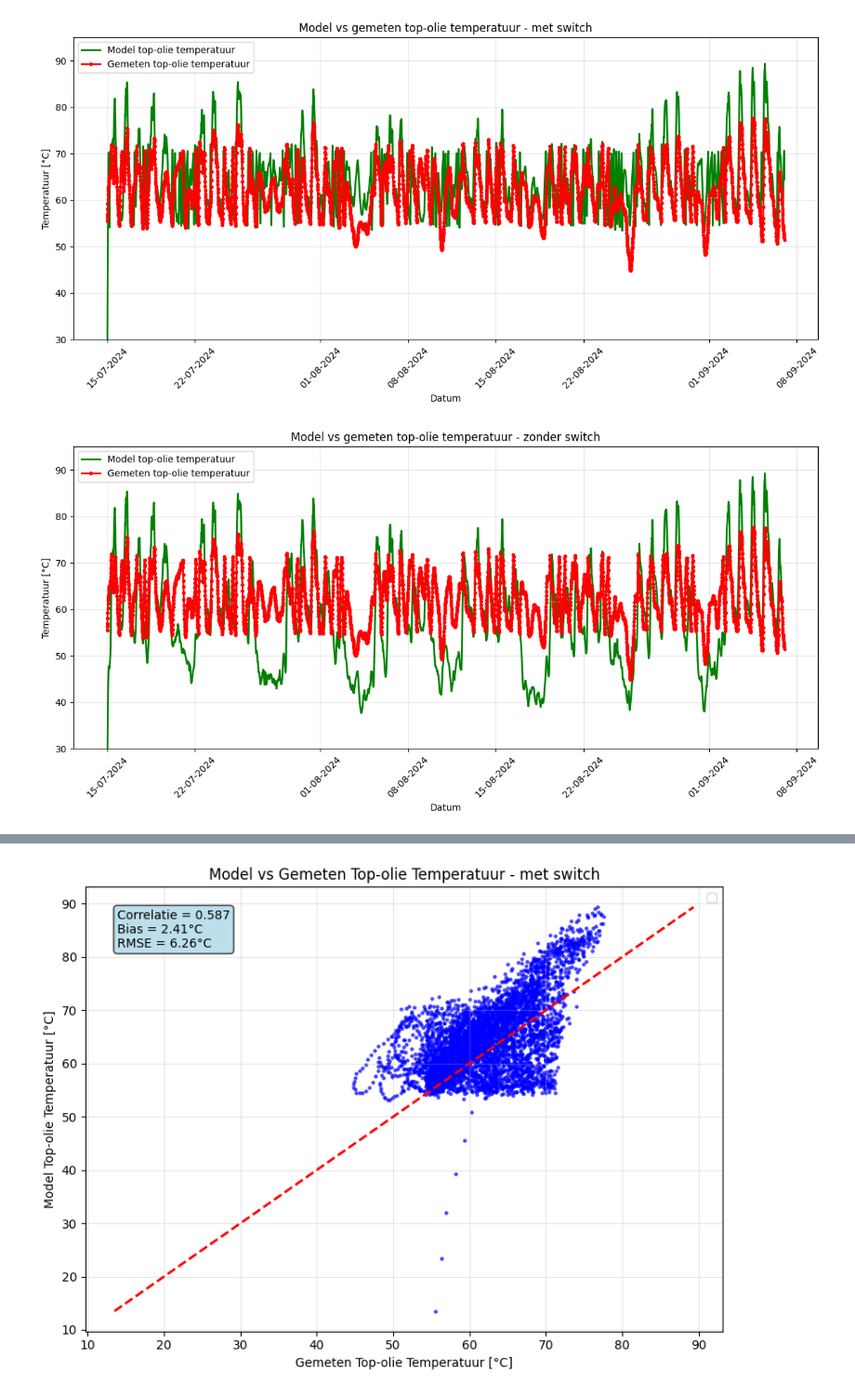
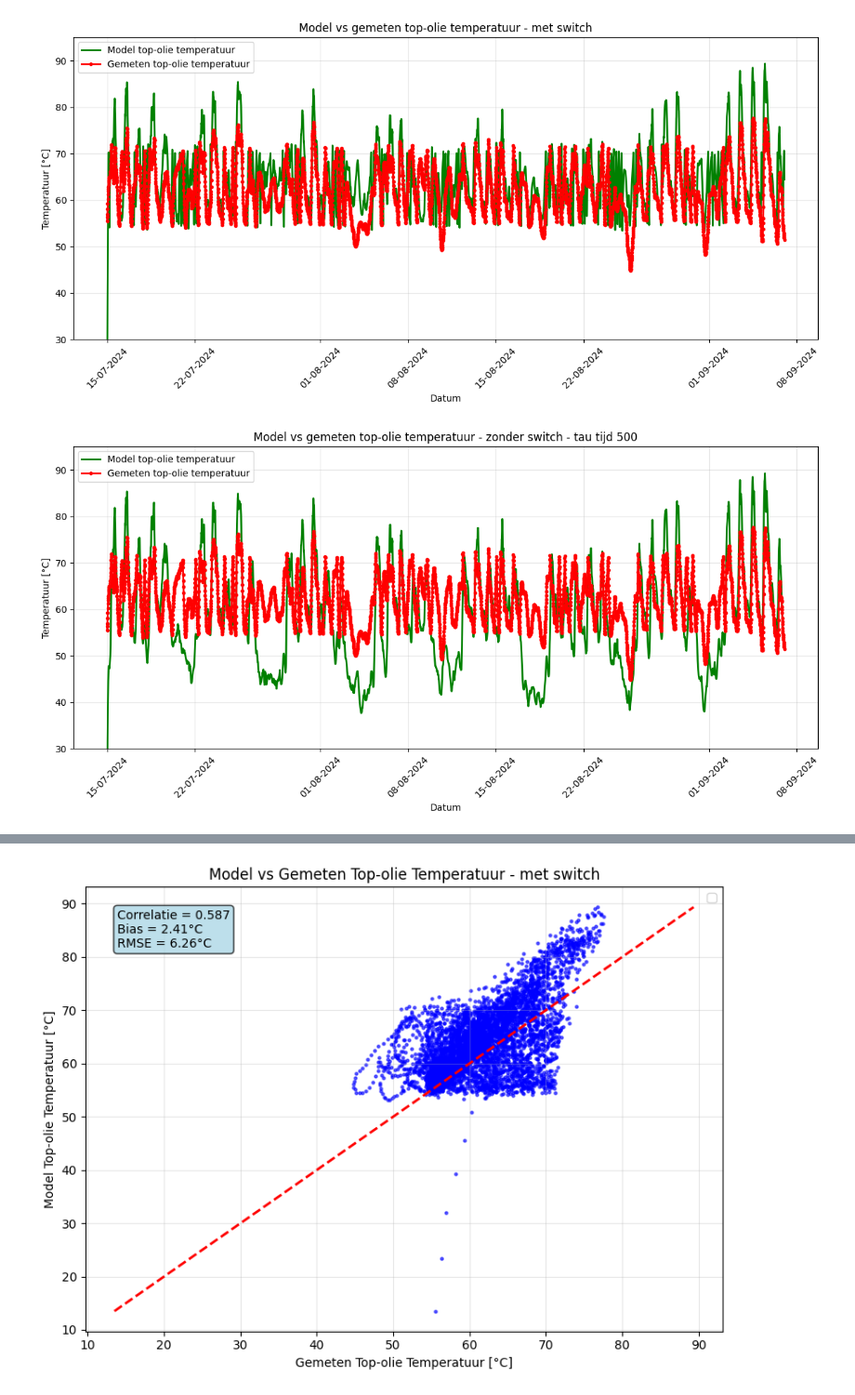
Before and after one commit to alliander-opensource/transformer-thermal-model, a Jupyter notebook: docs/examples/onan-onaf-analysis.ipynb, the cells around one changed output, grey strips where cells are left out. Shown at 93% size. Cells and saved outputs as stored; diff of their text form; code cells hidden in the pictures.

```diff
--- a/docs/examples/onan-onaf-analysis.ipynb
+++ b/docs/examples/onan-onaf-analysis.ipynb
@@ -106,20 +104,20 @@ plt.show()
 # %%
 # volledige tijdseries zonder gemodelleerde switch
 fig,ax = plt.subplots(figsize=(12, 6))
 
 ax.plot(results_noswitch.top_oil_temp_profile, label='Model top-olie temperatuur', color="green", linewidth=2)
 ax.plot(df['datetime'], df[topolie_column], label='Gemeten top-olie temperatuur', color='red', linewidth=2, marker='o', markersize=3)
 
 ax.set_ylabel("Temperatuur [°C]")
 ax.set_xlabel("Datum")
 ax.legend(loc="best")
 ax.grid(True, alpha=0.3)
-ax.set_title('Model vs gemeten top-olie temperatuur - zonder switch')
+ax.set_title('Model vs gemeten top-olie temperatuur - zonder switch - tau tijd 500')
 ax.xaxis.set_major_formatter(mdates.DateFormatter('%d-%m-%Y'))
 ax.set_ylim(30,95)
 plt.xticks(rotation=45)
 
 plt.tight_layout()
 plt.show()
 # %% [output]
-[figure, old version]
+[figure, new version]
```
Also changed, not shown: parts of 3 cells of this notebook.
